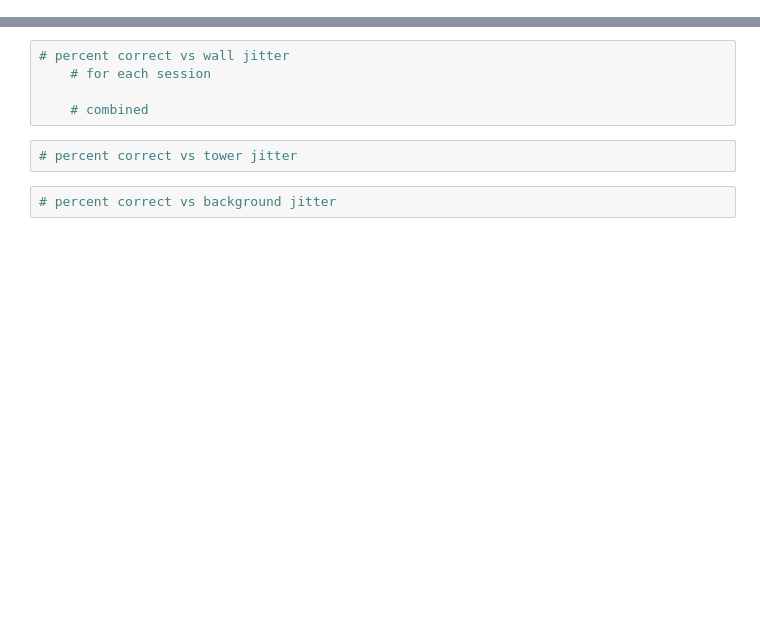
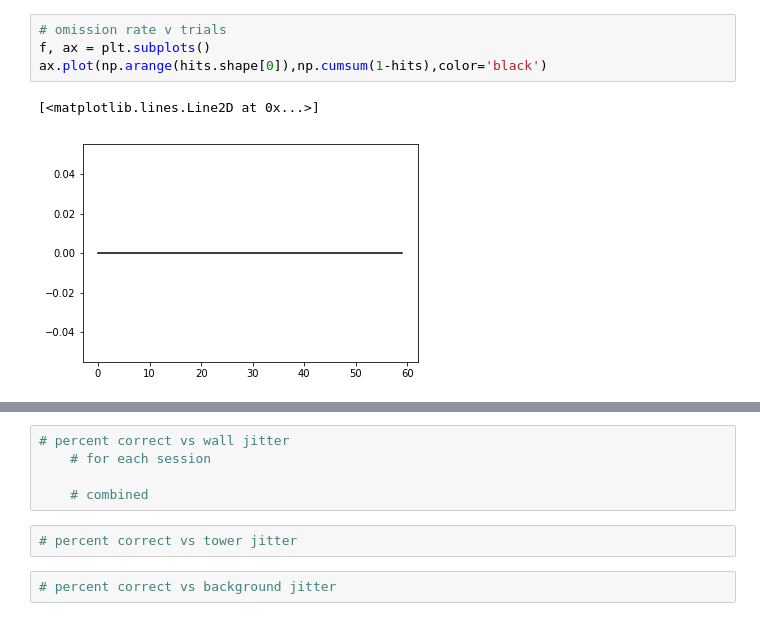
Before and after one commit to GiocomoLab/MightyMorphingPhotonRangers, a Jupyter notebook: behavior/sqliteReading_debugging.ipynb, the cells around one changed output, grey strips where cells are left out. Drawn from its saved outputs; the diff is of its cells as text; blank space fills up the shorter version.

```diff
--- a/behavior/sqliteReading_debugging.ipynb
+++ b/behavior/sqliteReading_debugging.ipynb
@@ -250,2 +105,9 @@ for axis in [ax, meanlr_ax, lickrat_ax]:
+# %%
+# omission rate v trials
+f, ax = plt.subplots()
+ax.plot(np.arange(hits.shape[0]),np.cumsum(1-hits),color='black')
+# %% [output]
+[<matplotlib.lines.Line2D at 0x...>]
+[figure, added]
 # %%
 ######### find timeout sessions
```
Also changed, not shown: parts of 23 cells of this notebook, 2 other files.
